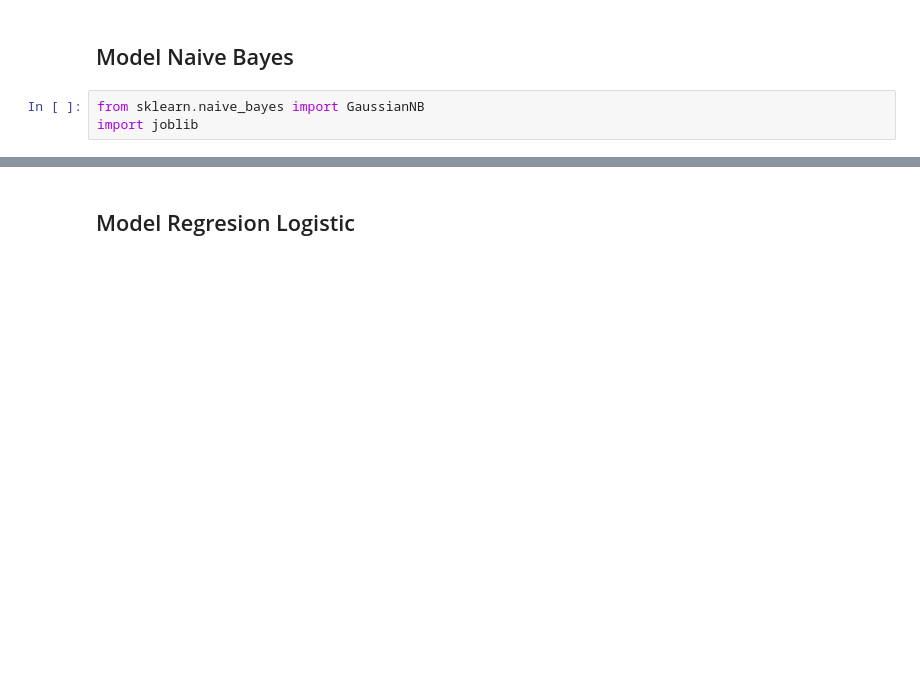
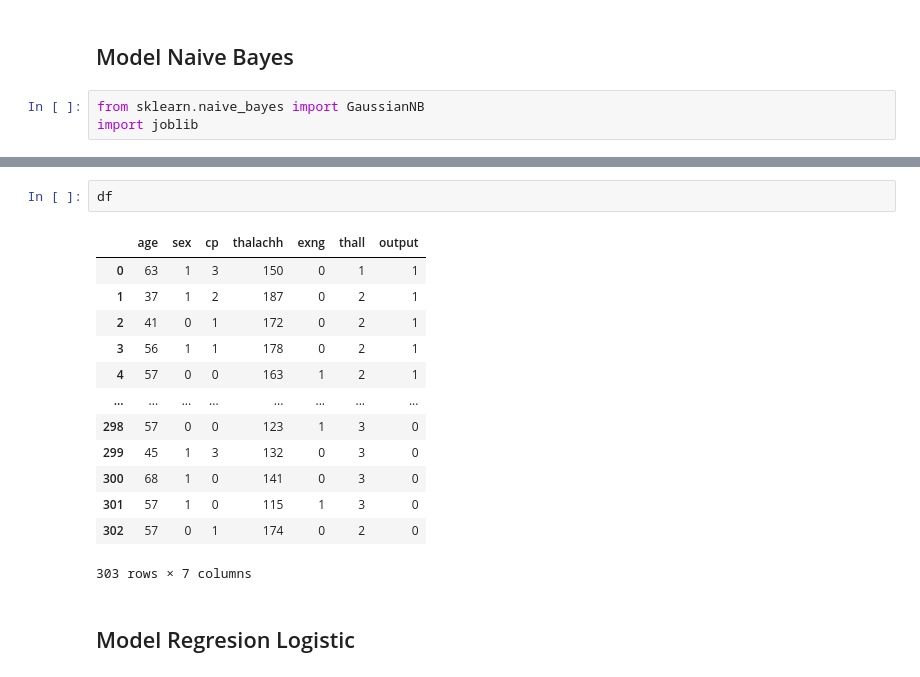
Before and after one commit to LuisFelipePoma/Heart_Risk_Detector, a Jupyter notebook: src/model/model.ipynb, the cells around one changed output, grey strips where cells are left out. Drawn from its saved outputs; the diff is of its cells as text; blank space fills up the shorter version.

```diff
--- a/src/model/model.ipynb
+++ b/src/model/model.ipynb
@@ -210,6 +216,22 @@ acc_gnb =accuracy_score(y_test, y_pred)
 print(acc_gnb)
 # %% [output]
 0.8524590163934426
+# %%
+df
+# %% [output]
+|  | age | sex | cp | thalachh | exng | thall | output |
+| 0 | 63 | 1 | 3 | 150 | 0 | 1 | 1 |
+| 1 | 37 | 1 | 2 | 187 | 0 | 2 | 1 |
+| 2 | 41 | 0 | 1 | 172 | 0 | 2 | 1 |
+| 3 | 56 | 1 | 1 | 178 | 0 | 2 | 1 |
+| 4 | 57 | 0 | 0 | 163 | 1 | 2 | 1 |
+| ... | ... | ... | ... | ... | ... | ... | ... |
+| 298 | 57 | 0 | 0 | 123 | 1 | 3 | 0 |
+| 299 | 45 | 1 | 3 | 132 | 0 | 3 | 0 |
+| 300 | 68 | 1 | 0 | 141 | 0 | 3 | 0 |
+| 301 | 57 | 1 | 0 | 115 | 1 | 3 | 0 |
+| 302 | 57 | 0 | 1 | 174 | 0 | 2 | 0 |
+303 rows × 7 columns
 # %% [markdown]
 ## Model Regresion Logistic
 # %%
```
Also changed, not shown: parts of 8 cells of this notebook, 5 other files.
